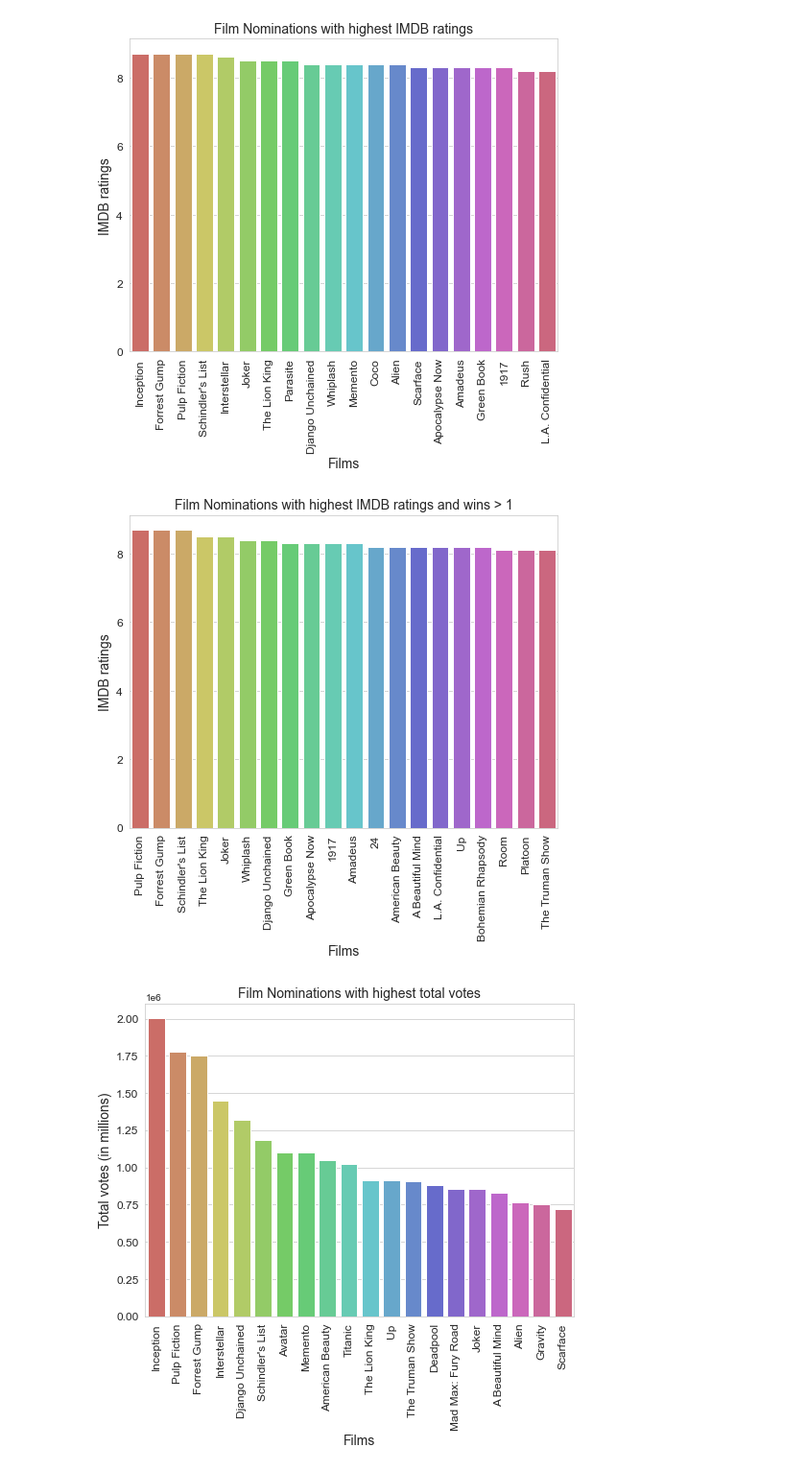
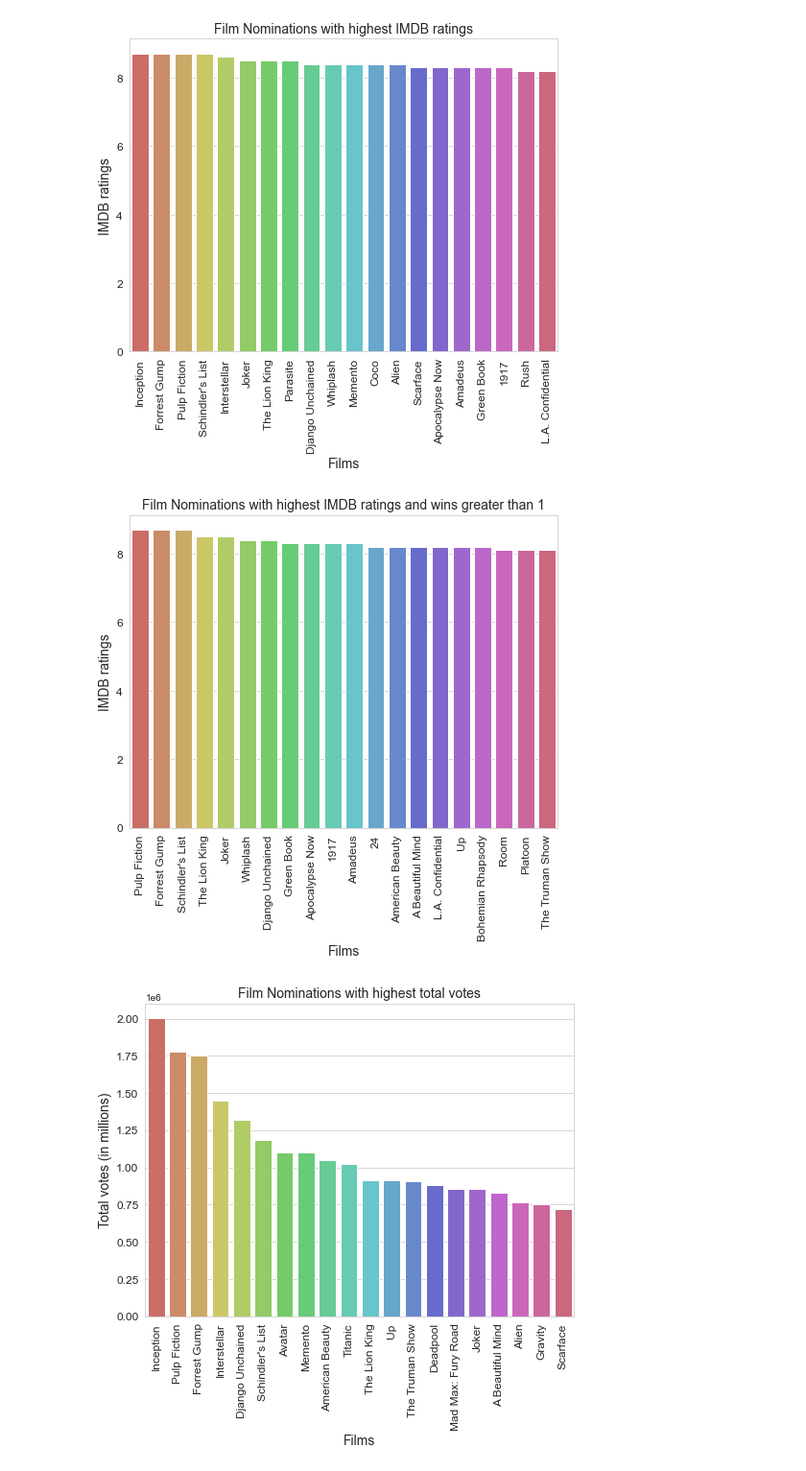
Before and after one commit to itsnameeta/Project-2-ETL, a Jupyter notebook: movies_etl.ipynb, the cells around one changed output. Shown at 96% size. Drawn from its saved outputs; the diff is of its cells as text; code cells hidden in the pictures.

```diff
--- a/movies_etl.ipynb
+++ b/movies_etl.ipynb
@@ -280,23 +286,23 @@ plt.show()
 # %%
 # Film Nominations with highest imdb_ratings and wins>1
 
 highest_imdb_wins = merged_select_df[merged_select_df['win'] == True].sort_values(ascending=False, by='win')
 highest_imdb_wins = highest_imdb_wins.groupby('movie_title')['imdb_rating'].max()
 highest_imdb_wins = highest_imdb_wins.reset_index()
 highest_imdb_wins = highest_imdb_wins.sort_values(by = ['imdb_rating'], ascending=False).iloc[0:20]
 
 plt.figure(figsize=(8,6))
 sns.set_style('whitegrid')
 sns.barplot(x='movie_title', y='imdb_rating', data = highest_imdb_wins, palette='hls')
-plt.title('Film Nominations with highest IMDB ratings and wins > 1', fontsize=14)
+plt.title('Film Nominations with highest IMDB ratings and wins greater than 1', fontsize=14)
 plt.xlabel('Films', fontsize=14)
 plt.ylabel('IMDB ratings', fontsize=14)
 plt.xticks(fontsize=12, rotation=90)
 plt.yticks(fontsize=12)
 plt.savefig("Visualisations/Film Nominations with highest IMDB ratings and wins greater than 1.png")
 plt.show()
 # %% [output]
-[figure, old version]
+[figure, new version]
 # %%
 # Film Nominations with highest total votes
 
```
Also changed, not shown: parts of 3 cells of this notebook, 15 other files.
